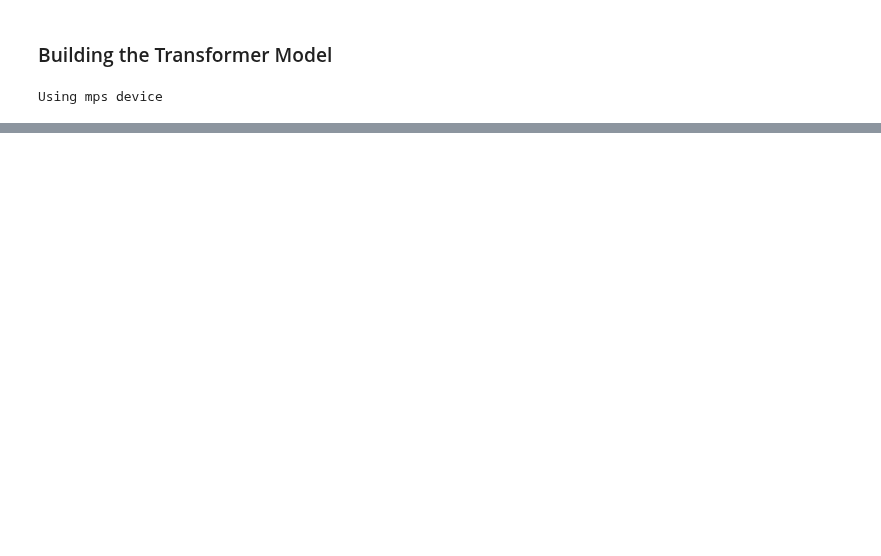
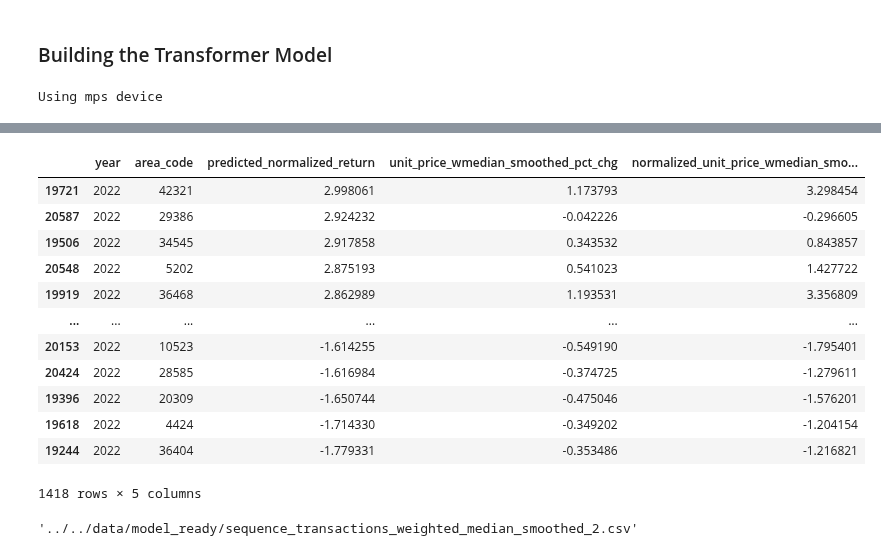
Before and after one commit to diabhaque/Yogen, a Jupyter notebook: notebooks/model_building/sequence_models.ipynb, the cells around one changed output, grey strips where cells are left out. Cells and saved outputs as stored; diff of their text form; code cells hidden in the pictures; blank space fills up the shorter version.

```diff
--- a/notebooks/model_building/sequence_models.ipynb
+++ b/notebooks/model_building/sequence_models.ipynb
@@ -77,0 +112,13 @@ eval_df
+# %%
+idx = 15972
+row = df.iloc[idx]
+target = row[normalized_metric_pct_chg]
+area_code, year = row["area_code"], row["year"]
+window = (
+    df[
+        (df["area_code"] == area_code)
+        & (df["year"] <= year - 2)
+    ]
+    .sort_values(by="year")
+    .tail(5)
+)
@@ -481,0 +505,38 @@ The model is overfitting right now
+# %%
+df = df
+tokyo_df = df[(df["area_code"].astype(int) // 1000 == 13)]
+# %%
+years = [2020, 2021, 2022] # saving all predicted years.
+year = 2022 # saving all predicted years.
+
+prediction_df = df
+prediction_df = prediction_df[prediction_df["year"] == year]
+prediction_df["predicted_normalized_return"] = prediction_df.apply(
+    lambda row: predict_return(model, row["area_code"], row["year"]), axis=1
+)
+prediction_df = prediction_df.sort_values(
+    by="predicted_normalized_return", ascending=False
+)
+prediction_df[
+    [
+        "year",
+        "area_code",
+        "predicted_normalized_return",
+        metric_pct_chg,
+        normalized_metric_pct_chg,
+    ]
+]
+# %% [output]
+|  | year | area_code | predicted_normalized_return | unit_price_wmedian_smoothed_pct_chg | normalized_unit_price_wmedian_smo... |
+| 19721 | 2022 | 42321 | 2.998061 | 1.173793 | 3.298454 |
+| 20587 | 2022 | 29386 | 2.924232 | -0.042226 | -0.296605 |
+| 19506 | 2022 | 34545 | 2.917858 | 0.343532 | 0.843857 |
+| 20548 | 2022 | 5202 | 2.875193 | 0.541023 | 1.427722 |
+| 19919 | 2022 | 36468 | 2.862989 | 1.193531 | 3.356809 |
+| ... | ... | ... | ... | ... | ... |
+| 20153 | 2022 | 10523 | -1.614255 | -0.549190 | -1.795401 |
+| 20424 | 2022 | 28585 | -1.616984 | -0.374725 | -1.279611 |
+| 19396 | 2022 | 20309 | -1.650744 | -0.475046 | -1.576201 |
+| 19618 | 2022 | 4424 | -1.714330 | -0.349202 | -1.204154 |
+| 19244 | 2022 | 36404 | -1.779331 | -0.353486 | -1.216821 |
+1418 rows × 5 columns
@@ -481,0 +545,4 @@ The model is overfitting right now
+# %%
+model_ready_data_path
+# %% [output]
+'../../data/model_ready/sequence_transactions_weighted_median_smoothed_2.csv'
```
Also changed, not shown: parts of 34 cells of this notebook, 9 other files.
